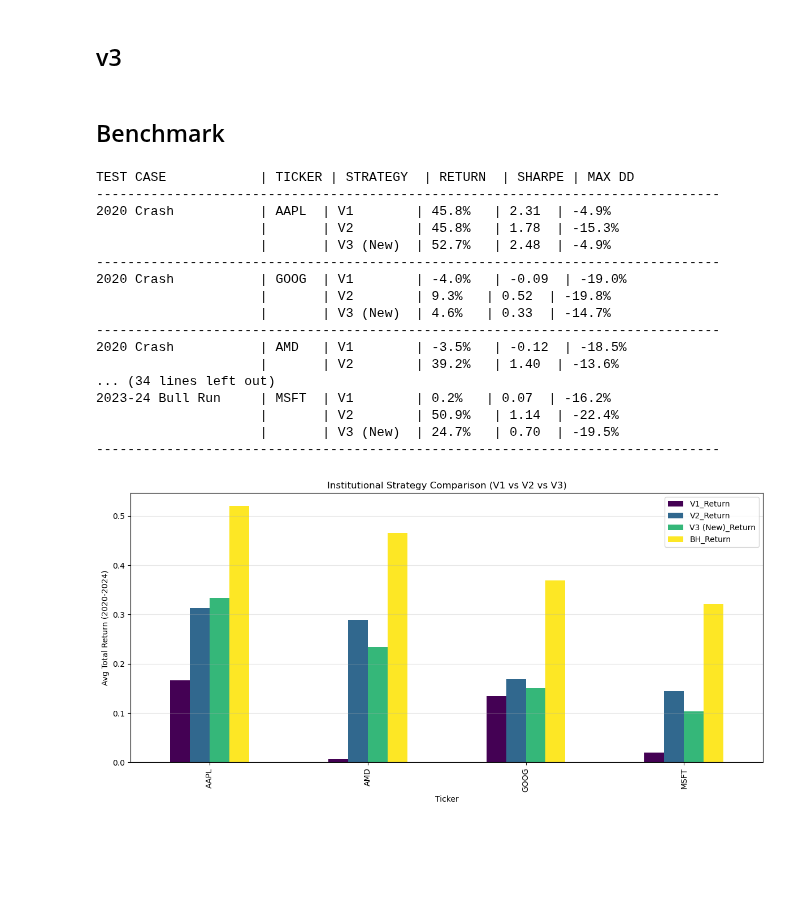
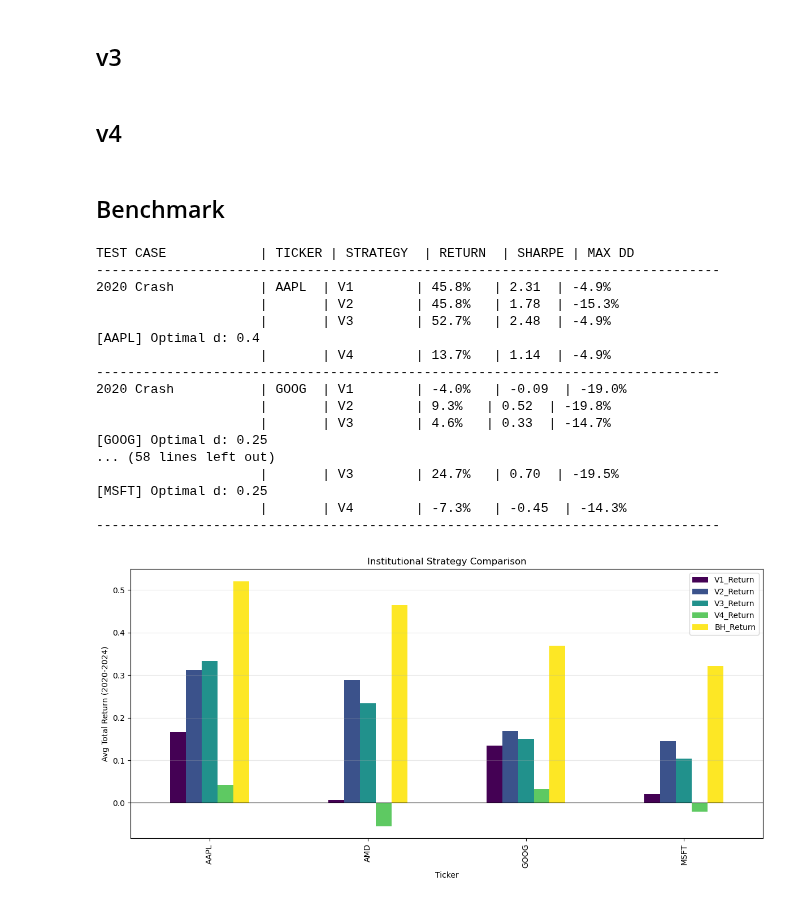
Before and after one commit to gitmichaelqiu/TradingStrategy, a Jupyter notebook: AdaptiveRegimeStrategy.ipynb, the cells around one changed output. Cells and saved outputs as stored; diff of their text form; code cells hidden in the pictures; blank space fills up the shorter version.

```diff
--- a/AdaptiveRegimeStrategy.ipynb
+++ b/AdaptiveRegimeStrategy.ipynb
@@ -297,3 +297,5 @@ class StrategyV3_Macro(BaseStrategy):
 
         df['Signal'] = df['Signal'] * df['Final_Scaler']
         self.data = df
+# %% [markdown]
+## v4
@@ -317,7 +582,8 @@ def run_benchmark():
             strats = {
                 "V1": StrategyV1_Baseline(ticker, start, end),
                 "V2": StrategyV2_Advanced(ticker, start, end),
-                "V3 (New)": StrategyV3_Macro(ticker, start, end)
+                "V3": StrategyV3_Macro(ticker, start, end),
+                "V4": StrategyV4_Meta(ticker, start, end),
             }
 
             row_res = {'Scenario': case_name, 'Ticker': ticker}
@@ -330,42 +596,42 @@ def run_benchmark():
                 if s.metrics:
                     print(f"{case_name if name=='V1' else '':<20} | {ticker if name=='V1' else '':<5} | {name:<9} | {s.metrics['Total Return']:.1%}   | {s.metrics['Sharpe Ratio']:.2f}  | {s.metrics['Max Drawdown']:.1%}")
                     row_res[f'{name}_Return'] = s.metrics['Total Return']
 
             if strats["V1"].results is not None:
                 row_res['BH_Return'] = strats["V1"].results['Cumulative_Market'].iloc[-1] - 1
 
             results_table.append(row_res)
             print("-" * 80)
 
     # Visualization
     df_res = pd.DataFrame(results_table)
-    summary = df_res.groupby('Ticker')[['V1_Return', 'V2_Return', 'V3 (New)_Return', 'BH_Return']].mean()
+    summary = df_res.groupby('Ticker')[['V1_Return', 'V2_Return', 'V3_Return', 'V4_Return', 'BH_Return']].mean()
     summary.plot(kind='bar', figsize=(12, 6), colormap='viridis')
-    plt.title("Institutional Strategy Comparison (V1 vs V2 vs V3)")
+    plt.title("Institutional Strategy Comparison")
     plt.ylabel("Avg Total Return (2020-2024)")
     plt.axhline(0, color='black', linewidth=0.8)
     plt.grid(axis='y', alpha=0.3)
     plt.tight_layout()
     plt.show()
 
 if __name__ == "__main__":
     run_benchmark()
 # %% [output]
 TEST CASE            | TICKER | STRATEGY  | RETURN  | SHARPE | MAX DD
 --------------------------------------------------------------------------------
 2020 Crash           | AAPL  | V1        | 45.8%   | 2.31  | -4.9%
                      |       | V2        | 45.8%   | 1.78  | -15.3%
-                     |       | V3 (New)  | 52.7%   | 2.48  | -4.9%
+                     |       | V3        | 52.7%   | 2.48  | -4.9%
+[AAPL] Optimal d: 0.4
+                     |       | V4        | 13.7%   | 1.14  | -4.9%
 --------------------------------------------------------------------------------
 2020 Crash           | GOOG  | V1        | -4.0%   | -0.09  | -19.0%
                      |       | V2        | 9.3%   | 0.52  | -19.8%
-                     |       | V3 (New)  | 4.6%   | 0.33  | -14.7%
+                     |       | V3        | 4.6%   | 0.33  | -14.7%
+[GOOG] Optimal d: 0.25
+... (58 lines left out)
+                     |       | V3        | 24.7%   | 0.70  | -19.5%
+[MSFT] Optimal d: 0.25
+                     |       | V4        | -7.3%   | -0.45  | -14.3%
 --------------------------------------------------------------------------------
-2020 Crash           | AMD   | V1        | -3.5%   | -0.12  | -18.5%
-                     |       | V2        | 39.2%   | 1.40  | -13.6%
-... (34 lines left out)
-2023-24 Bull Run     | MSFT  | V1        | 0.2%   | 0.07  | -16.2%
-                     |       | V2        | 50.9%   | 1.14  | -22.4%
-                     |       | V3 (New)  | 24.7%   | 0.70  | -19.5%
---------------------------------------------------------------------------------
-[figure, old version]
+[figure, new version]
```
Also changed, not shown: parts of 2 cells of this notebook, 1 other file.
